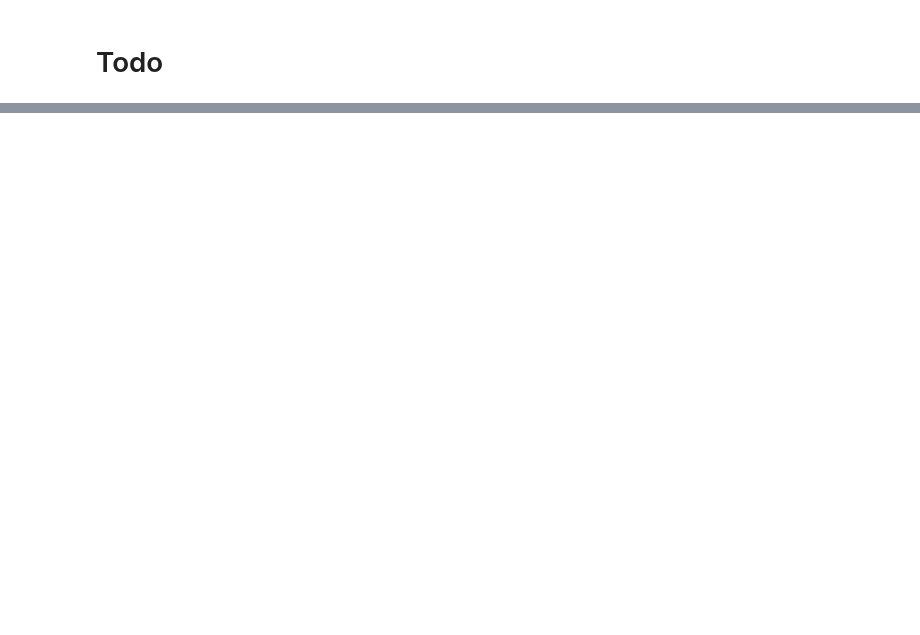
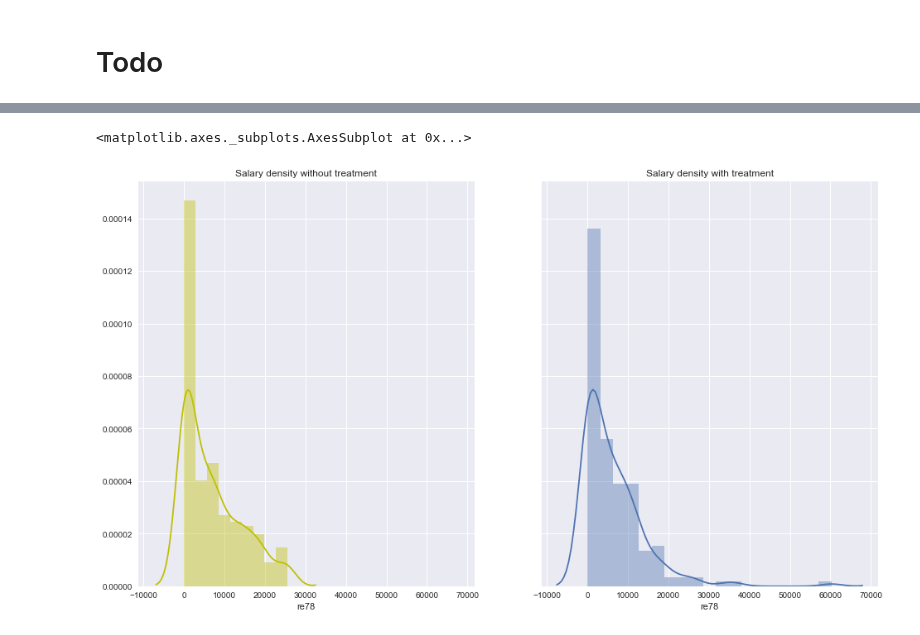
Before and after one commit to roman-bachmann/prayingmantissa, a Jupyter notebook: homework04/notebook.ipynb, the cells around one changed output, grey strips where cells are left out. Saved outputs shown, nothing was run; the diff lists cells and outputs as text; code cells hidden in the pictures; blank space fills up the shorter version.

```diff
--- a/homework04/notebook.ipynb
+++ b/homework04/notebook.ipynb
@@ -164,0 +59,11 @@ axs[2].legend()
+# %%
+fig, axs = plt.subplots(1, 2, figsize=(16, 9),sharey= True,sharex= True)
+
+axs[0].set_title("Salary density without treatment")
+sns.distplot(non_treated.re78, norm_hist=True, kde=True, ax=axs[0], color='y',label ='Not treated')
+
+axs[1].set_title("Salary density with treatment")
+sns.distplot(treated.re78, norm_hist=True, kde=True, ax=axs[1])
+# %% [output]
+<matplotlib.axes._subplots.AxesSubplot at 0x...>
+[figure, added]
```
Also changed, not shown: parts of 45 cells of this notebook.
